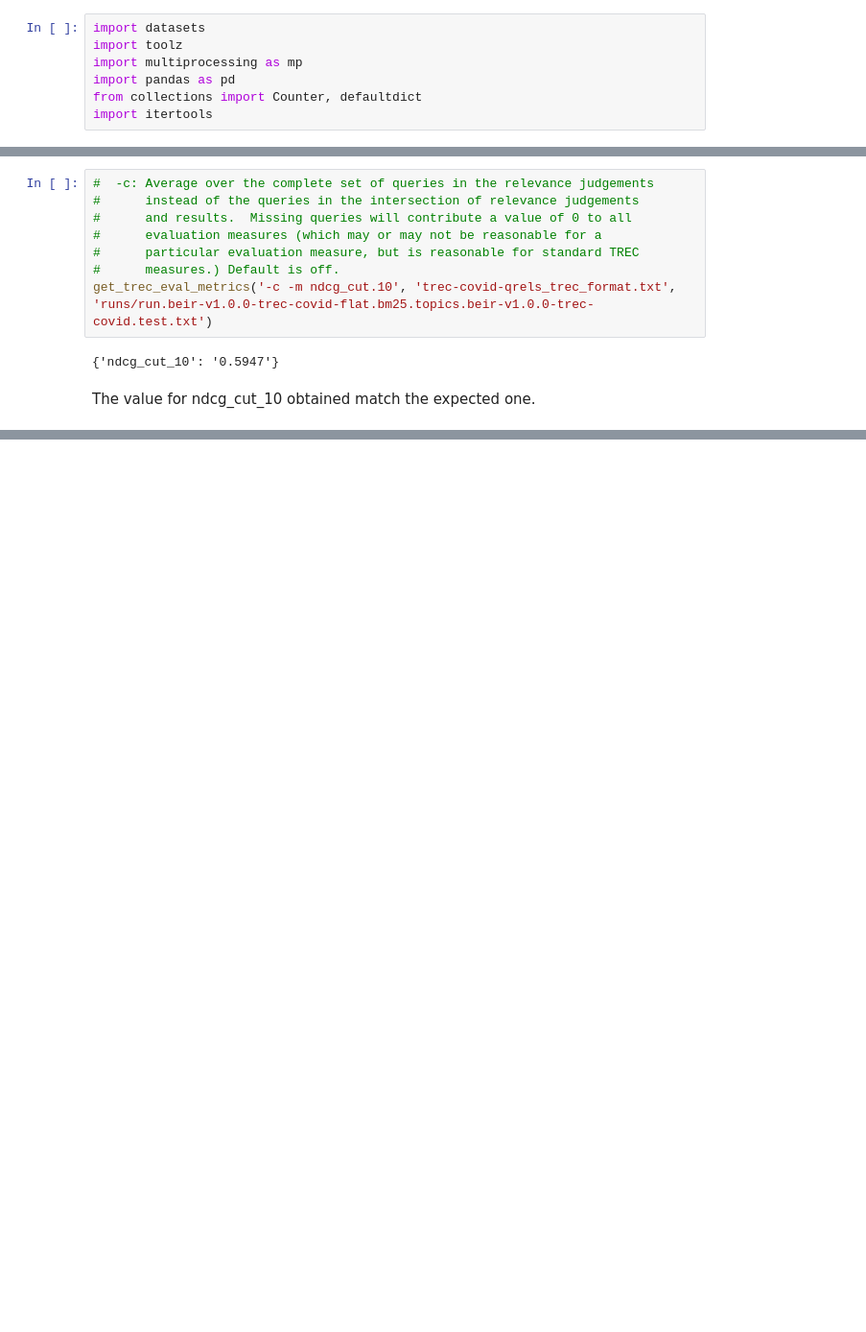
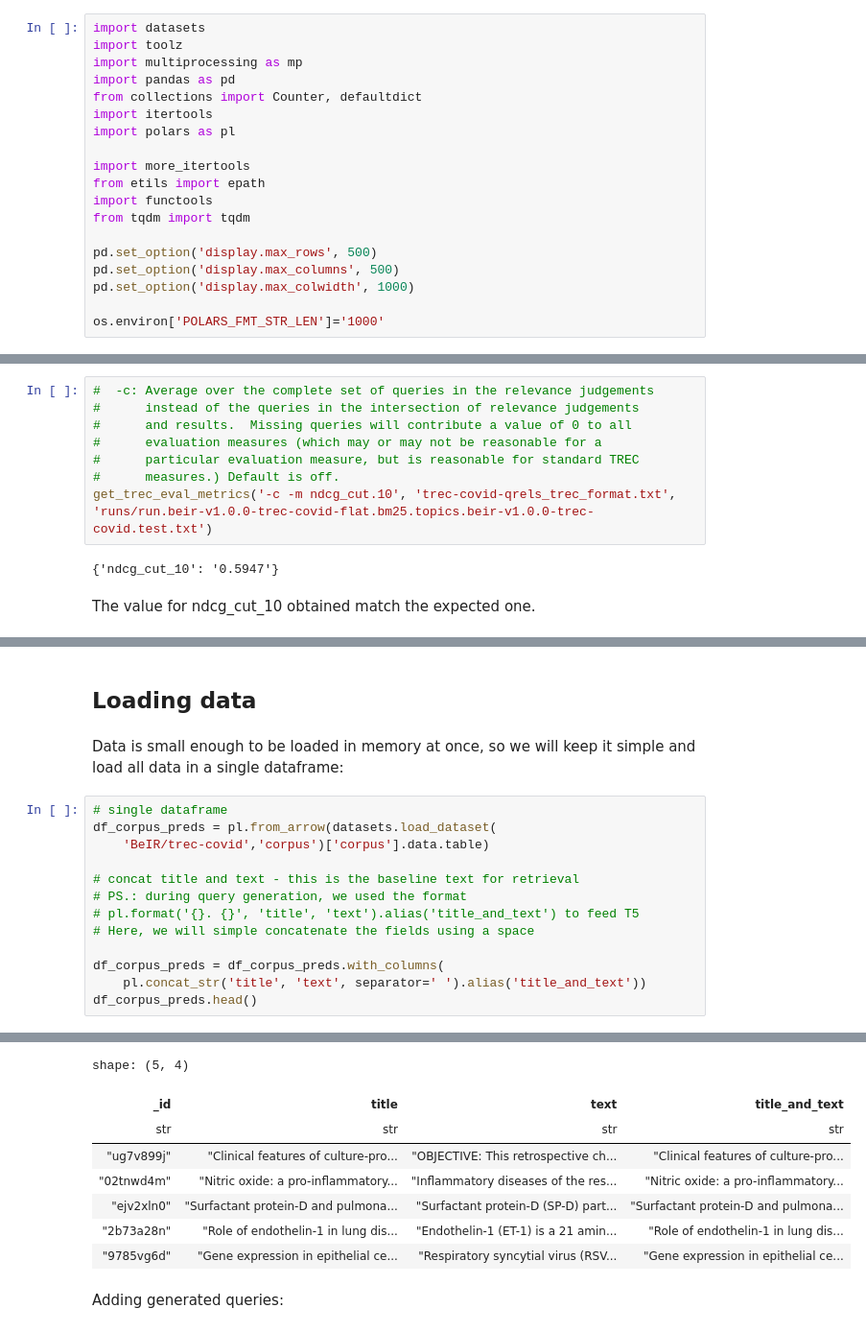
Before and after one commit to marcospiau/ia368-dd-dl4ir, a Jupyter notebook: aula05-doc2query/aula05_doc2query_indexing_eval.ipynb, the cells around one changed output, grey strips where cells are left out. Shown: that part at 96% size. Saved outputs shown, nothing was run; the diff lists cells and outputs as text; blank space fills up the shorter version.

```diff
--- a/aula05-doc2query/aula05_doc2query_indexing_eval.ipynb
+++ b/aula05-doc2query/aula05_doc2query_indexing_eval.ipynb
@@ -43,6 +73,18 @@ import multiprocessing as mp
 import pandas as pd
 from collections import Counter, defaultdict
 import itertools
+import polars as pl
+
+import more_itertools
+from etils import epath
+import functools
+from tqdm import tqdm
+
+pd.set_option('display.max_rows', 500)
+pd.set_option('display.max_columns', 500)
+pd.set_option('display.max_colwidth', 1000)
+
+os.environ['POLARS_FMT_STR_LEN']='1000'
 # %%
 from transformers import T5Tokenizer
 # %%
@@ -284,0 +552,18 @@ The value for ndcg_cut_10 obtained match the expected one.
+# %% [markdown]
+## Loading data
+# %% [markdown]
+Data is small enough to be loaded in memory at once, so we will keep it simple and load all data in a single dataframe:
+# %%
+# single dataframe
+df_corpus_preds = pl.from_arrow(datasets.load_dataset(
+    'BeIR/trec-covid','corpus')['corpus'].data.table)
+
+# concat title and text - this is the baseline text for retrieval
+# PS.: during query generation, we used the format
+# pl.format('{}. {}', 'title', 'text').alias('title_and_text') to feed T5
+# Here, we will simple concatenate the fields using a space
+
+df_corpus_preds = df_corpus_preds.with_columns(
+    pl.concat_str('title', 'text', separator=' ').alias('title_and_text'))
+df_corpus_preds.head()
+# %% [output]
@@ -284,0 +571,10 @@ The value for ndcg_cut_10 obtained match the expected one.
+shape: (5, 4)
+| _id | title | text | title_and_text |
+| str | str | str | str |
+| "ug7v899j" | "Clinical features of culture-pro... | "OBJECTIVE: This retrospective ch... | "Clinical features of culture-pro... |
+| "02tnwd4m" | "Nitric oxide: a pro-inflammatory... | "Inflammatory diseases of the res... | "Nitric oxide: a pro-inflammatory... |
+| "ejv2xln0" | "Surfactant protein-D and pulmona... | "Surfactant protein-D (SP-D) part... | "Surfactant protein-D and pulmona... |
+| "2b73a28n" | "Role of endothelin-1 in lung dis... | "Endothelin-1 (ET-1) is a 21 amin... | "Role of endothelin-1 in lung dis... |
+| "9785vg6d" | "Gene expression in epithelial ce... | "Respiratory syncytial virus (RSV... | "Gene expression in epithelial ce... |
+# %% [markdown]
+Adding generated queries:
```
Also changed, not shown: parts of 43 cells of this notebook.
